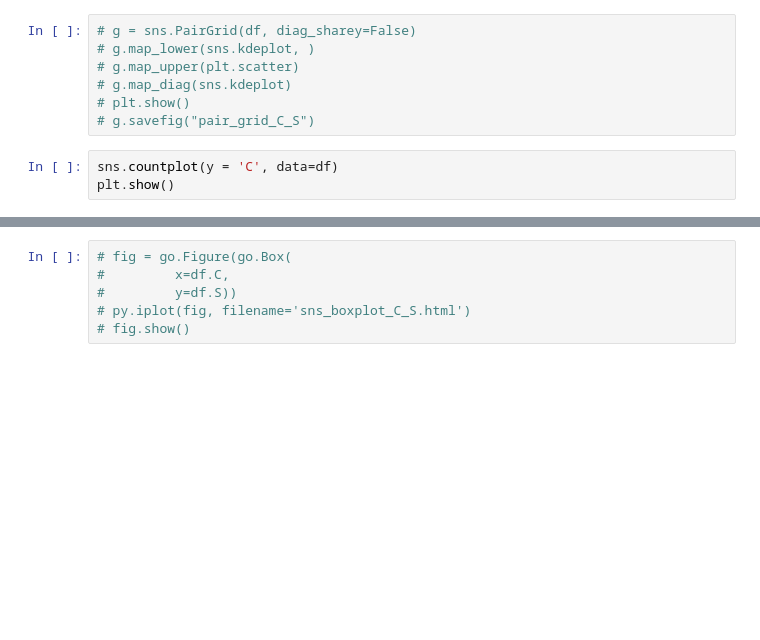
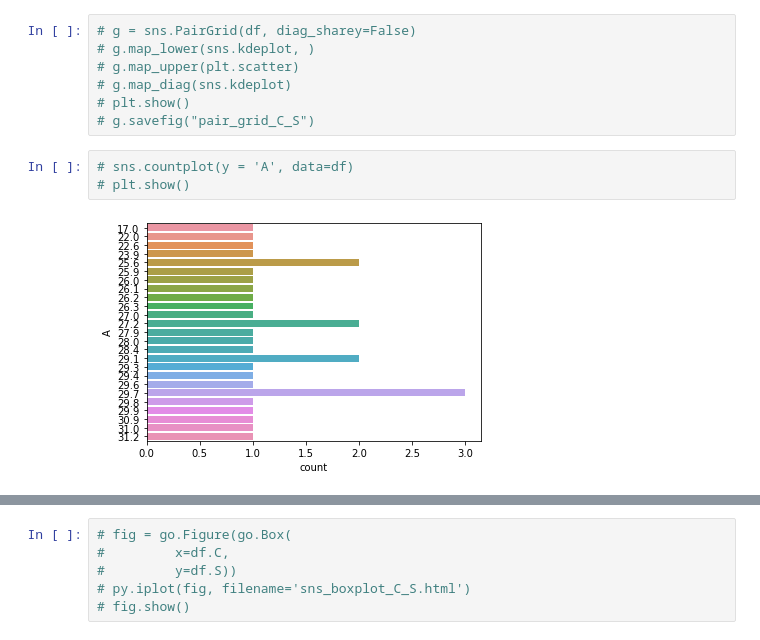
Before and after one commit to butayama/Learning-Python-for-Data-Science, a Jupyter notebook: plotly_pumuckl_01.ipynb, the cells around one changed output, grey strips where cells are left out. Drawn from its saved outputs; the diff is of its cells as text; blank space fills up the shorter version.

```diff
--- a/plotly_pumuckl_01.ipynb
+++ b/plotly_pumuckl_01.ipynb
@@ -181,6 +185,8 @@ figure.show()
 # plt.show()
 # g.savefig("pair_grid_C_S")
 # %%
-sns.countplot(y = 'C', data=df)
-plt.show()
+# sns.countplot(y = 'A', data=df)
+# plt.show()
+# %% [output]
+[figure, added]
 # %%
```
Also changed, not shown: parts of 8 cells of this notebook.
